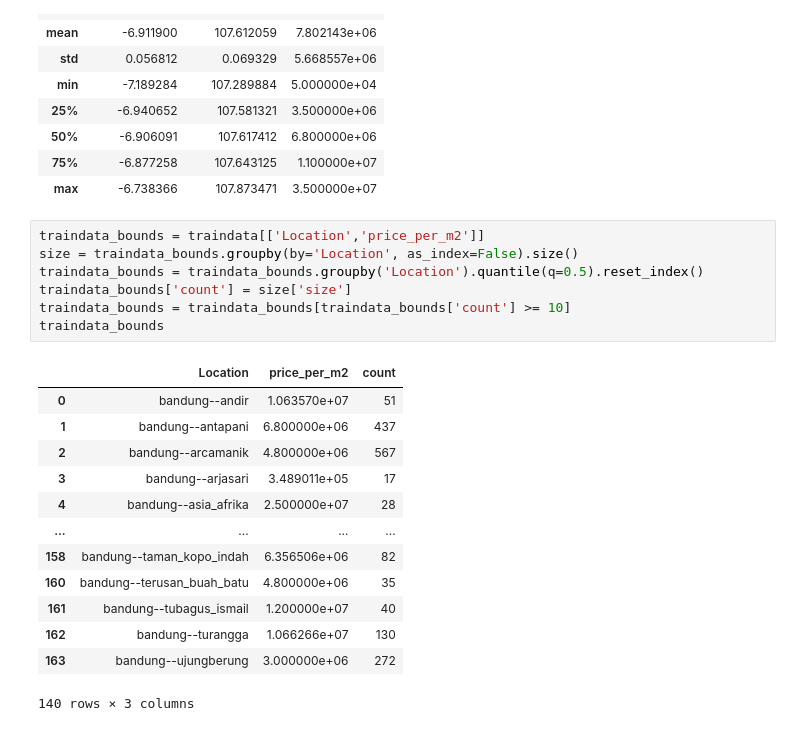
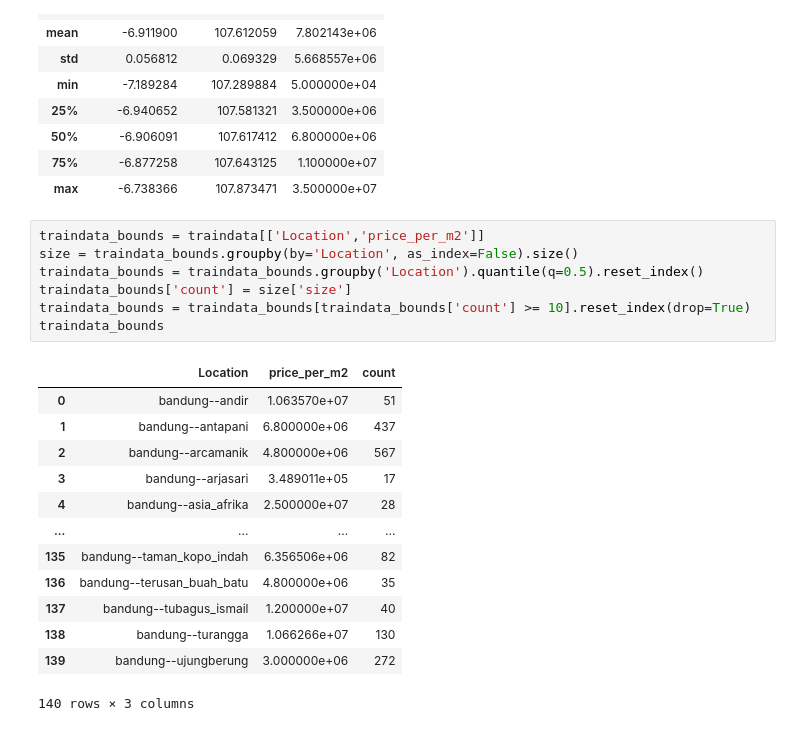
Before and after one commit to rafidamr/house-scorer, a Jupyter notebook: data_collector/wrangler-eda-v2.ipynb, the cells around one changed output. Cells and saved outputs as stored; diff of their text form.

```diff
--- a/data_collector/wrangler-eda-v2.ipynb
+++ b/data_collector/wrangler-eda-v2.ipynb
@@ -175,23 +175,23 @@ traindata.describe()
 # %%
 traindata_bounds = traindata[['Location','price_per_m2']]
 size = traindata_bounds.groupby(by='Location', as_index=False).size()
 traindata_bounds = traindata_bounds.groupby('Location').quantile(q=0.5).reset_index()
 traindata_bounds['count'] = size['size']
-traindata_bounds = traindata_bounds[traindata_bounds['count'] >= 10]
+traindata_bounds = traindata_bounds[traindata_bounds['count'] >= 10].reset_index(drop=True)
 traindata_bounds
 # %% [output]
 |  | Location | price_per_m2 | count |
 | 0 | bandung--andir | 1.063570e+07 | 51 |
 | 1 | bandung--antapani | 6.800000e+06 | 437 |
 | 2 | bandung--arcamanik | 4.800000e+06 | 567 |
 | 3 | bandung--arjasari | 3.489011e+05 | 17 |
 | 4 | bandung--asia_afrika | 2.500000e+07 | 28 |
 | ... | ... | ... | ... |
-| 158 | bandung--taman_kopo_indah | 6.356506e+06 | 82 |
-| 160 | bandung--terusan_buah_batu | 4.800000e+06 | 35 |
-| 161 | bandung--tubagus_ismail | 1.200000e+07 | 40 |
-| 162 | bandung--turangga | 1.066266e+07 | 130 |
-| 163 | bandung--ujungberung | 3.000000e+06 | 272 |
+| 135 | bandung--taman_kopo_indah | 6.356506e+06 | 82 |
+| 136 | bandung--terusan_buah_batu | 4.800000e+06 | 35 |
+| 137 | bandung--tubagus_ismail | 1.200000e+07 | 40 |
+| 138 | bandung--turangga | 1.066266e+07 | 130 |
+| 139 | bandung--ujungberung | 3.000000e+06 | 272 |
 140 rows × 3 columns
 # %%
 def get_bounds(loc_str: str):
```
Also changed, not shown: parts of 2 cells of this notebook, 1 other file.
